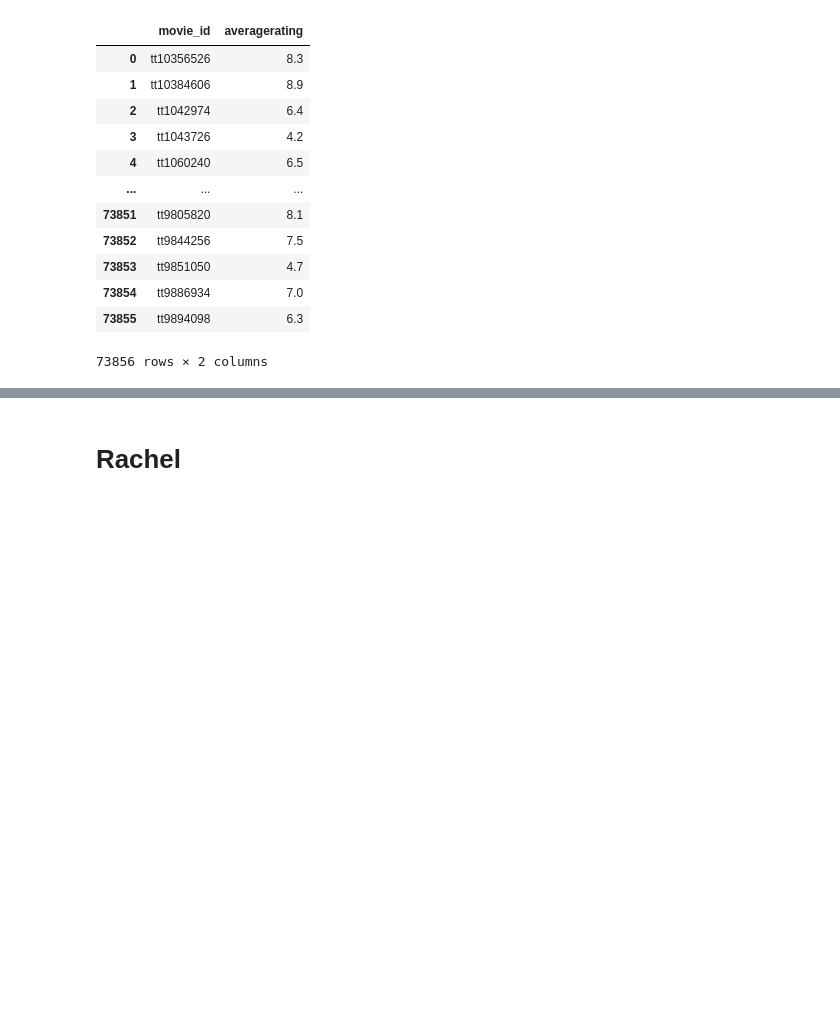
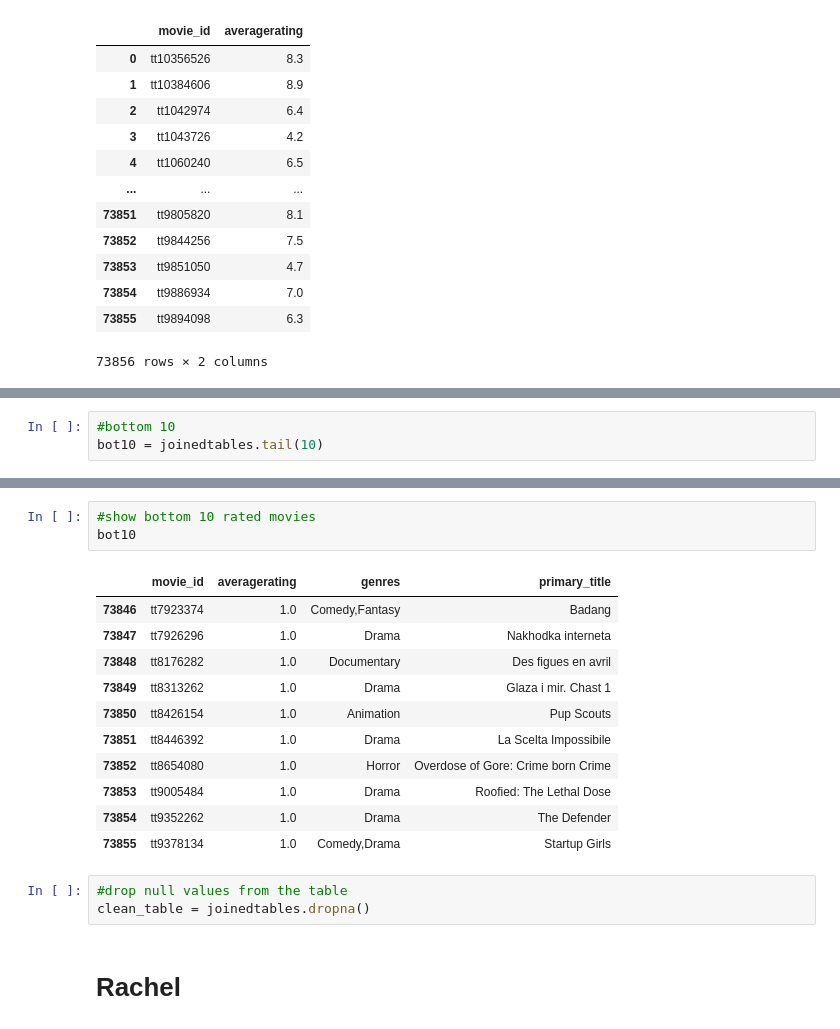
Before and after one commit to racday/ai-capstone, a Jupyter notebook: index.ipynb, the cells around one changed output, grey strips where cells are left out. Drawn from its saved outputs; the diff is of its cells as text; blank space fills up the shorter version.

```diff
--- a/index.ipynb
+++ b/index.ipynb
@@ -171,0 +178,3 @@ ORDER BY averagerating DESC;
+# %%
+#bottom 10
+bot10 = joinedtables.tail(10)
@@ -172,3 +196,21 @@ ORDER BY averagerating DESC;
+# %%
+#show bottom 10 rated movies
+bot10
+# %% [output]
+|  | movie_id | averagerating | genres | primary_title |
+| 73846 | tt7923374 | 1.0 | Comedy,Fantasy | Badang |
+| 73847 | tt7926296 | 1.0 | Drama | Nakhodka interneta |
+| 73848 | tt8176282 | 1.0 | Documentary | Des figues en avril |
+| 73849 | tt8313262 | 1.0 | Drama | Glaza i mir. Chast 1 |
+| 73850 | tt8426154 | 1.0 | Animation | Pup Scouts |
+| 73851 | tt8446392 | 1.0 | Drama | La Scelta Impossibile |
+| 73852 | tt8654080 | 1.0 | Horror | Overdose of Gore: Crime born Crime |
+| 73853 | tt9005484 | 1.0 | Drama | Roofied: The Lethal Dose |
+| 73854 | tt9352262 | 1.0 | Drama | The Defender |
+| 73855 | tt9378134 | 1.0 | Comedy,Drama | Startup Girls |
+# %%
+#drop null values from the table
+clean_table = joinedtables.dropna()
 # %% [markdown]
 # Rachel
 # %% [markdown]
```
Also changed, not shown: parts of 4 cells of this notebook.
